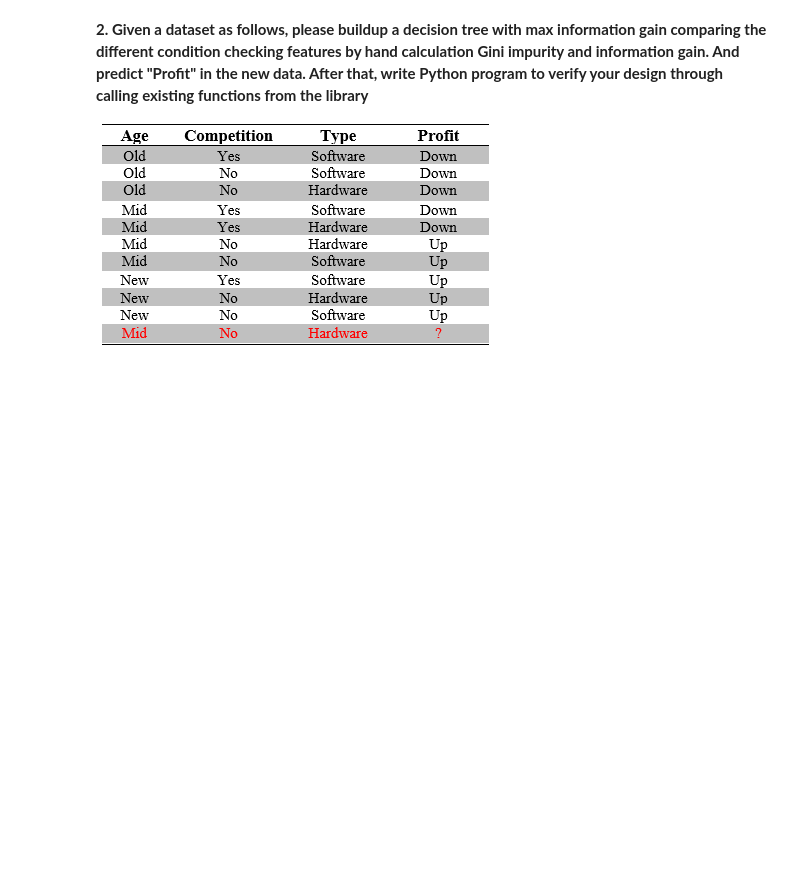
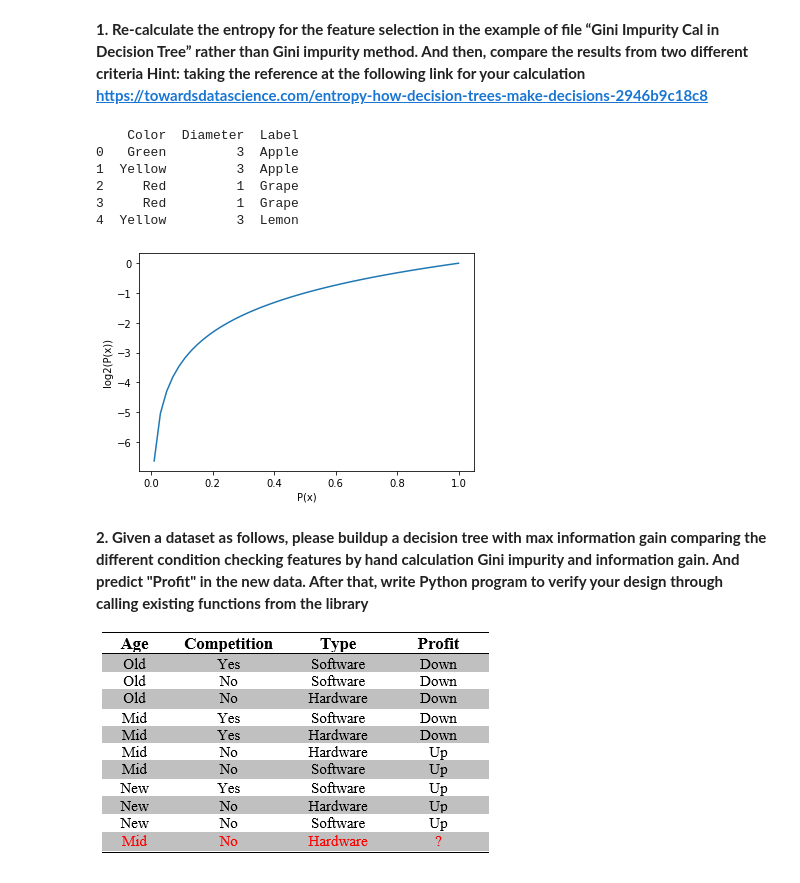
Before and after one commit to SwathiAenugu/AI-and-Machine-Learning, a Jupyter notebook: AI_Homework4.ipynb, the cells around one changed output. Cells and saved outputs as stored; diff of their text form; code cells hidden in the pictures; blank space fills up the shorter version.

```diff
--- a/AI_Homework4.ipynb
+++ b/AI_Homework4.ipynb
@@ -1,5 +1,41 @@
 # %% [markdown]
 <a href="https://colab.research.google.com/github/SwathiAenugu/Fundamentals-of-Artificial-Intelligence/blob/main/AI_Homework4.ipynb" target="_parent"><img src="https://colab.research.google.com/assets/colab-badge.svg" alt="Open In Colab"/></a>
+# %% [markdown]
+**1.	Re-calculate the entropy for the feature selection in the example of file “Gini Impurity Cal in Decision Tree” rather than Gini impurity method. And then, compare the results from two different criteria
+Hint: taking the reference at the following link for your calculation
+https://towardsdatascience.com/entropy-how-decision-trees-make-decisions-2946b9c18c8**
+# %%
+import pandas as pd
+
+data = pd.DataFrame({"Color":["Green","Yellow","Red","Red","Yellow"],
+                     "Diameter":[3,3,1,1,3],
+                     "Label":["Apple","Apple","Grape","Grape","Lemon"],},
+                    columns=["Color","Diameter","Label"])
+
+features = data[["Color","Diameter"]]
+target = data["Label"]
+
+print(data)
+
+import numpy as np
+import matplotlib.pyplot as plt
+
+fig=plt.figure()
+ax=fig.add_subplot(111)
+
+ax.plot(np.linspace(0.01,1),np.log2(np.linspace(0.01,1)))
+ax.set_xlabel("P(x)")
+ax.set_ylabel("log2(P(x))")
+
+plt.show()
+# %% [output]
+    Color  Diameter  Label
+0   Green         3  Apple
+1  Yellow         3  Apple
+2     Red         1  Grape
+3     Red         1  Grape
+4  Yellow         3  Lemon
+[figure, added]
 # %% [markdown]
 **2.	Given a dataset as follows, please buildup a decision tree with max information gain comparing the different condition checking features by hand calculation Gini impurity and information gain. And predict "Profit" in the new data. After that, write Python program to verify your design through calling existing functions from the library**
 
```
